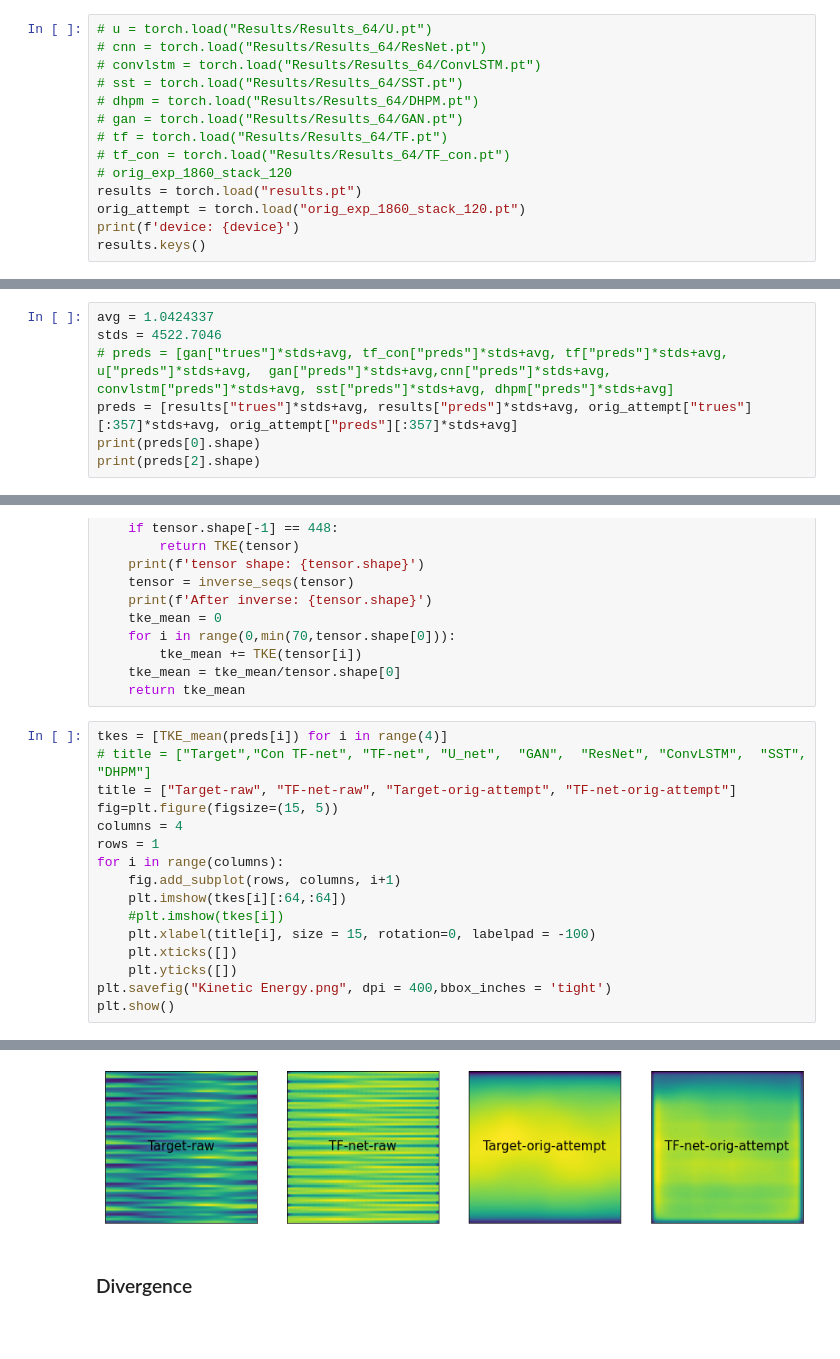
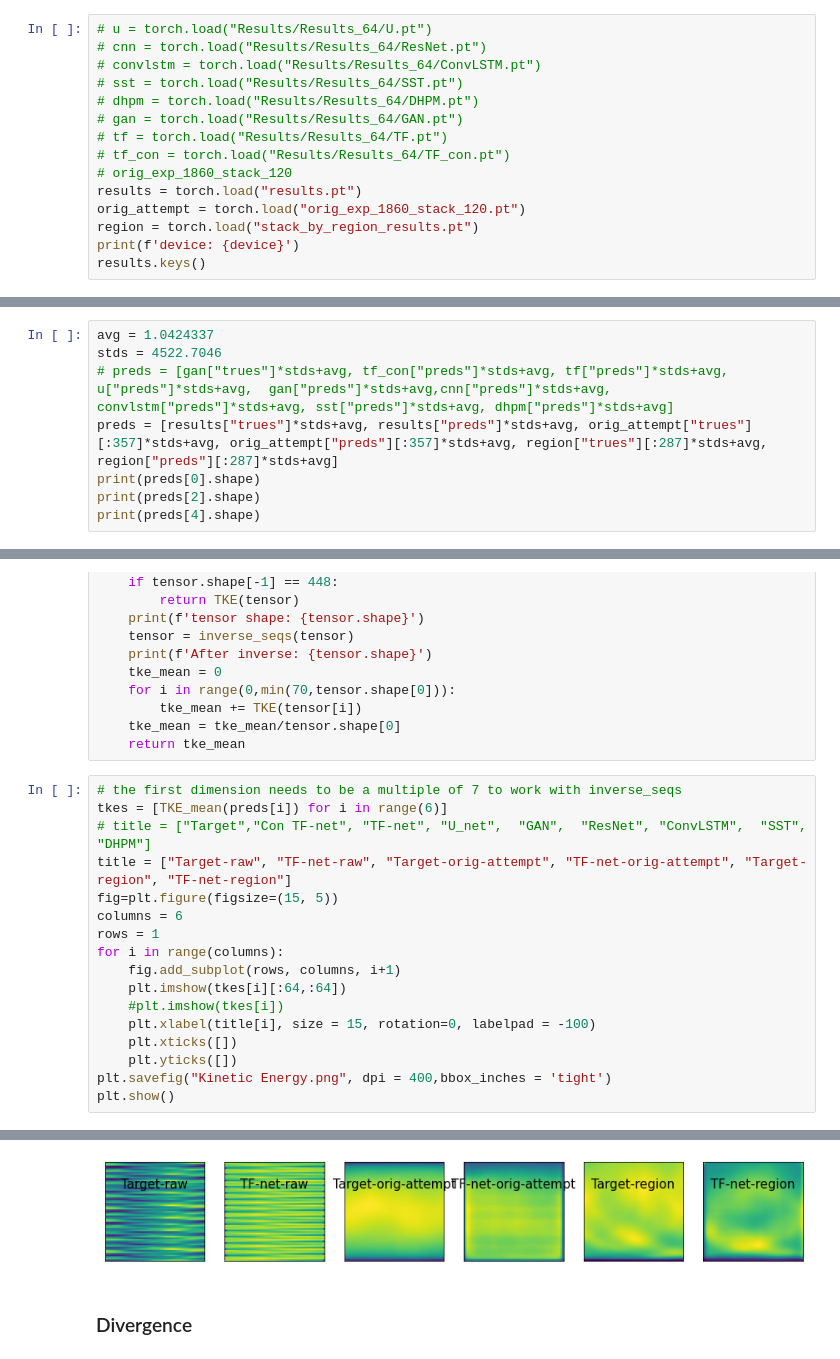
Before and after one commit to tailintalent/Turbulent-Flow-Nets, a Jupyter notebook: Evaluation/Evaluation-Raw.ipynb, the cells around one changed output, grey strips where cells are left out. Cells and saved outputs as stored; diff of their text form; blank space fills up the shorter version.

Commit message:
Ran the stacking by region experiment, playing around with sizes for karman-2d

```diff
--- a/Evaluation/Evaluation-Raw.ipynb
+++ b/Evaluation/Evaluation-Raw.ipynb
@@ -27,6 +27,7 @@ device = torch.device("cuda:3" if torch.cuda.is_available() else "cpu")
 # orig_exp_1860_stack_120
 results = torch.load("results.pt")
 orig_attempt = torch.load("orig_exp_1860_stack_120.pt")
+region = torch.load("stack_by_region_results.pt")
 print(f'device: {device}')
 results.keys()
 # %% [output]
@@ -40,9 +41,10 @@ markers = ['o',  "H", 'v', "*", "X", "d", "P",'s', "^"]
 avg = 1.0424337
 stds = 4522.7046
 # preds = [gan["trues"]*stds+avg, tf_con["preds"]*stds+avg, tf["preds"]*stds+avg, u["preds"]*stds+avg,  gan["preds"]*stds+avg,cnn["preds"]*stds+avg, convlstm["preds"]*stds+avg, sst["preds"]*stds+avg, dhpm["preds"]*stds+avg]
-preds = [results["trues"]*stds+avg, results["preds"]*stds+avg, orig_attempt["trues"][:357]*stds+avg, orig_attempt["preds"][:357]*stds+avg]
+preds = [results["trues"]*stds+avg, results["preds"]*stds+avg, orig_attempt["trues"][:357]*stds+avg, orig_attempt["preds"][:357]*stds+avg, region["trues"][:287]*stds+avg, region["preds"][:287]*stds+avg]
 print(preds[0].shape)
 print(preds[2].shape)
+print(preds[4].shape)
 # %% [output]
 (1, 60, 2, 256, 1792)
 (357, 60, 2, 64, 64)
@@ -118,11 +122,12 @@ def TKE_mean(tensor):
     tke_mean = tke_mean/tensor.shape[0]
     return tke_mean
 # %%
-tkes = [TKE_mean(preds[i]) for i in range(4)]
+# the first dimension needs to be a multiple of 7 to work with inverse_seqs
+tkes = [TKE_mean(preds[i]) for i in range(6)]
 # title = ["Target","Con TF-net", "TF-net", "U_net",  "GAN",  "ResNet", "ConvLSTM",  "SST",  "DHPM"]
-title = ["Target-raw", "TF-net-raw", "Target-orig-attempt", "TF-net-orig-attempt"]
+title = ["Target-raw", "TF-net-raw", "Target-orig-attempt", "TF-net-orig-attempt", "Target-region", "TF-net-region"]
 fig=plt.figure(figsize=(15, 5))
-columns = 4
+columns = 6
 rows = 1
 for i in range(columns):
     fig.add_subplot(rows, columns, i+1)
@@ -145,4 +154,4 @@ After inverse: (51, 2, 60, 64, 448)
-[figure, old version]
+[figure, new version]
 # %% [markdown]
 ### Divergence
 # %%
```
Also changed, not shown: parts of 8 cells of this notebook, 1 other file.
